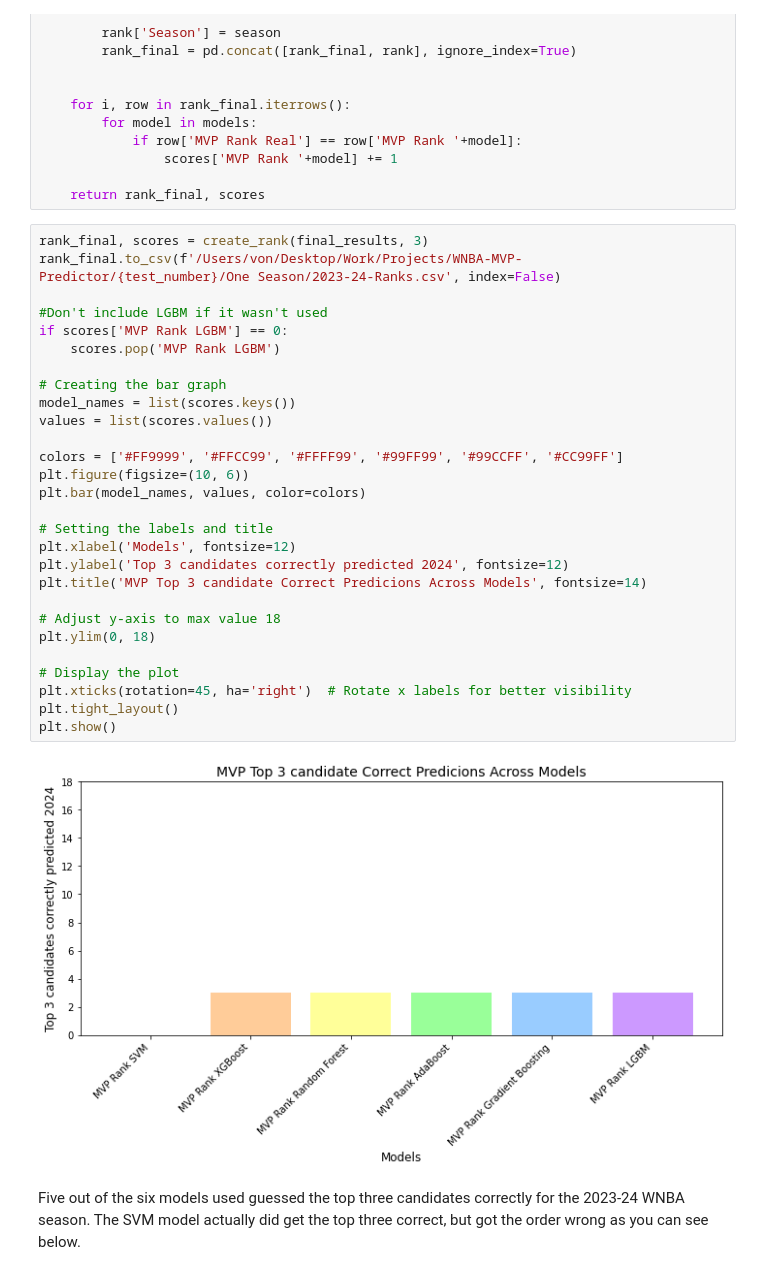
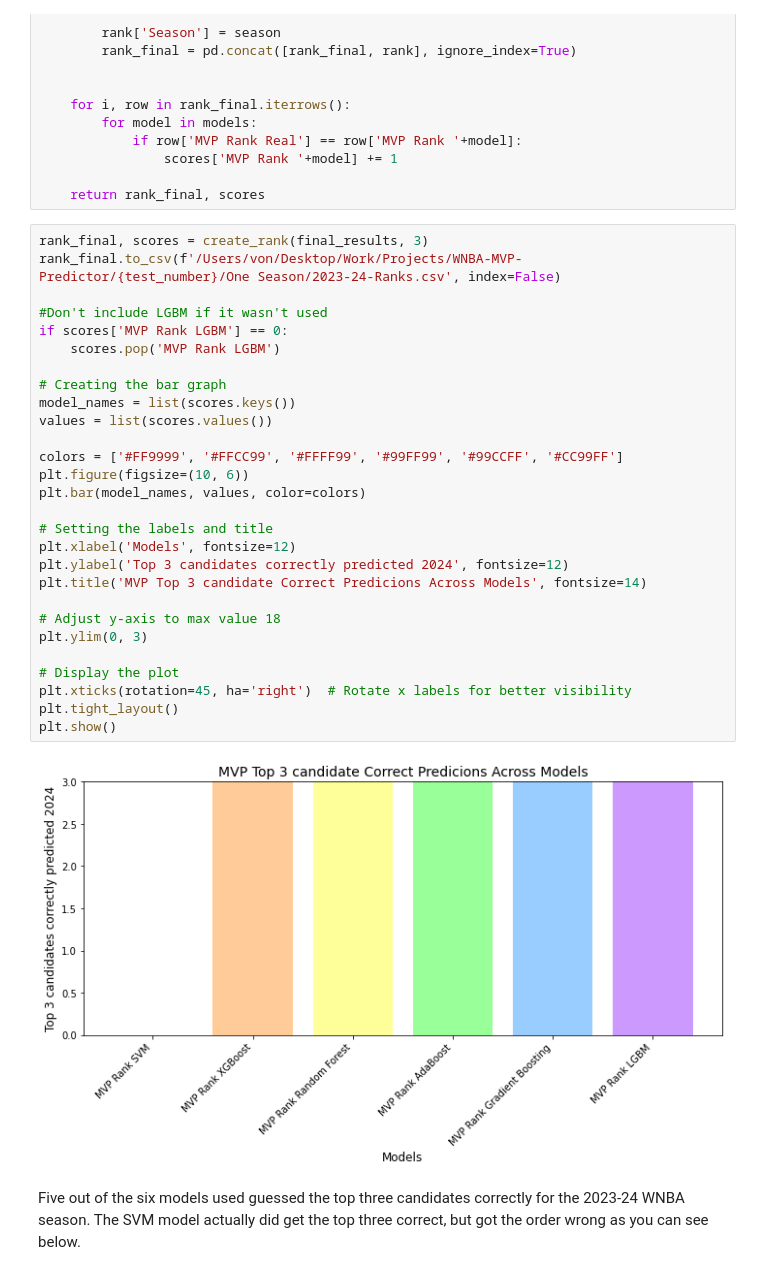
Before and after one commit to Ivan-Garcia-S/WNBA-MVP-Predictor, a Jupyter notebook: WNBA_MVP_Model.ipynb, the cells around one changed output. Saved outputs shown, nothing was run; the diff lists cells and outputs as text.

```diff
--- a/WNBA_MVP_Model.ipynb
+++ b/WNBA_MVP_Model.ipynb
@@ -602,33 +599,33 @@ def create_rank(final_results, n_rank):
 # %%
 rank_final, scores = create_rank(final_results, 3)
 rank_final.to_csv(f'/Users/von/Desktop/Work/Projects/WNBA-MVP-Predictor/{test_number}/One Season/2023-24-Ranks.csv', index=False)
 
 #Don't include LGBM if it wasn't used
 if scores['MVP Rank LGBM'] == 0:
     scores.pop('MVP Rank LGBM')
 
 # Creating the bar graph
 model_names = list(scores.keys())
 values = list(scores.values())
 
 colors = ['#FF9999', '#FFCC99', '#FFFF99', '#99FF99', '#99CCFF', '#CC99FF']
 plt.figure(figsize=(10, 6))
 plt.bar(model_names, values, color=colors)
 
 # Setting the labels and title
 plt.xlabel('Models', fontsize=12)
 plt.ylabel('Top 3 candidates correctly predicted 2024', fontsize=12)
 plt.title('MVP Top 3 candidate Correct Predicions Across Models', fontsize=14)
 
 # Adjust y-axis to max value 18
-plt.ylim(0, 18)
+plt.ylim(0, 3)
 
 # Display the plot
 plt.xticks(rotation=45, ha='right')  # Rotate x labels for better visibility
 plt.tight_layout()
 plt.show()
 # %% [output]
-[figure, old version]
+[figure, new version]
 # %% [markdown]
 Five out of the six models used guessed the top three candidates correctly for the 2023-24 WNBA season.  The SVM model actually did get the top three correct, but got the order wrong as you can see below.
 # %%
```
Also changed, not shown: parts of 12 cells of this notebook, 8 other files.
